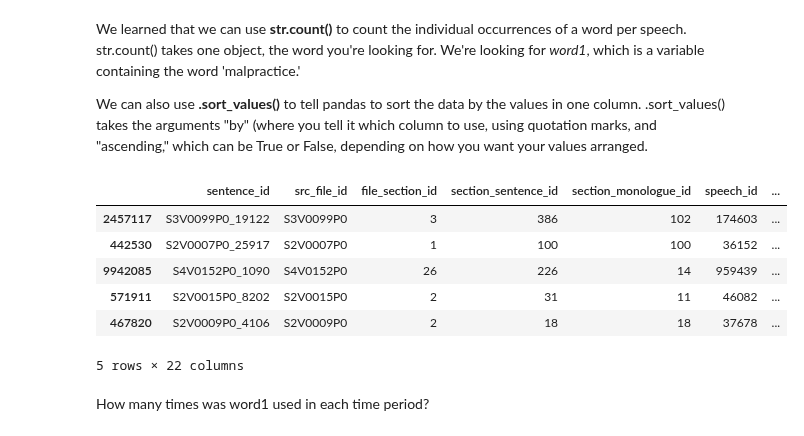
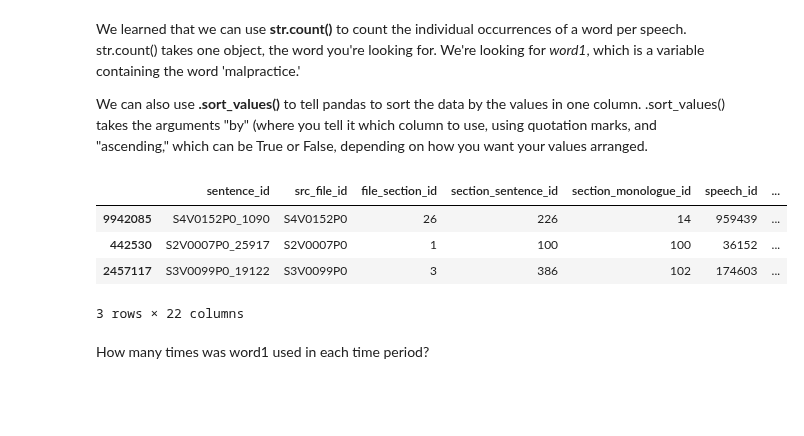
Before and after one commit to stephbuon/digital-history, a Jupyter notebook: hist3368-week6-measuring-change-and-using-groupby/hist3368-week6-collocated-words-over-time.ipynb, the cells around one changed output. Saved outputs shown, nothing was run; the diff lists cells and outputs as text; code cells hidden in the pictures; blank space fills up the shorter version.

```diff
--- a/hist3368-week6-measuring-change-and-using-groupby/hist3368-week6-collocated-words-over-time.ipynb
+++ b/hist3368-week6-measuring-change-and-using-groupby/hist3368-week6-collocated-words-over-time.ipynb
@@ -99,15 +99,13 @@ We learned that we can use **str.count()** to count the individual occurrences o
 We can also use **.sort_values()** to tell pandas to sort the data by the values in one column.  .sort_values() takes the arguments "by" (where you tell it which column to use, using quotation marks, and "ascending," which can be True or False, depending on how you want your values arranged.
 # %%
 hansard['keywordcount'] = hansard['text'].str.count(word1)
-hansard.sort_values(by = 'keywordcount', ascending = False)[:5]
+hansard.sort_values(by = 'keywordcount', ascending = False)[:3]
 # %% [output]
 |  | sentence_id | src_file_id | file_section_id | section_sentence_id | section_monologue_id | speech_id | ... |
+| 9942085 | S4V0152P0_1090 | S4V0152P0 | 26 | 226 | 14 | 959439 | ... |
+| 442530 | S2V0007P0_25917 | S2V0007P0 | 1 | 100 | 100 | 36152 | ... |
 | 2457117 | S3V0099P0_19122 | S3V0099P0 | 3 | 386 | 102 | 174603 | ... |
-| 442530 | S2V0007P0_25917 | S2V0007P0 | 1 | 100 | 100 | 36152 | ... |
-| 9942085 | S4V0152P0_1090 | S4V0152P0 | 26 | 226 | 14 | 959439 | ... |
-| 571911 | S2V0015P0_8202 | S2V0015P0 | 2 | 31 | 11 | 46082 | ... |
-| 467820 | S2V0009P0_4106 | S2V0009P0 | 2 | 18 | 18 | 37678 | ... |
-5 rows × 22 columns
+3 rows × 22 columns
 # %% [markdown]
 How many times was word1 used in each time period?
 # %%
```
Also changed, not shown: parts of 6 cells of this notebook.
